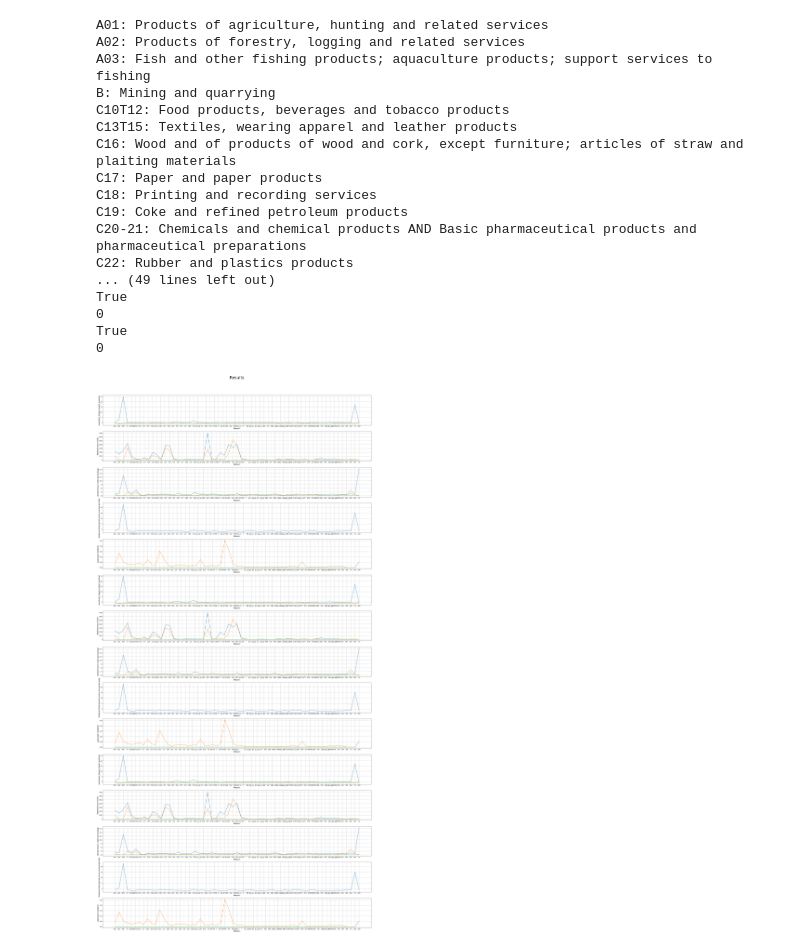
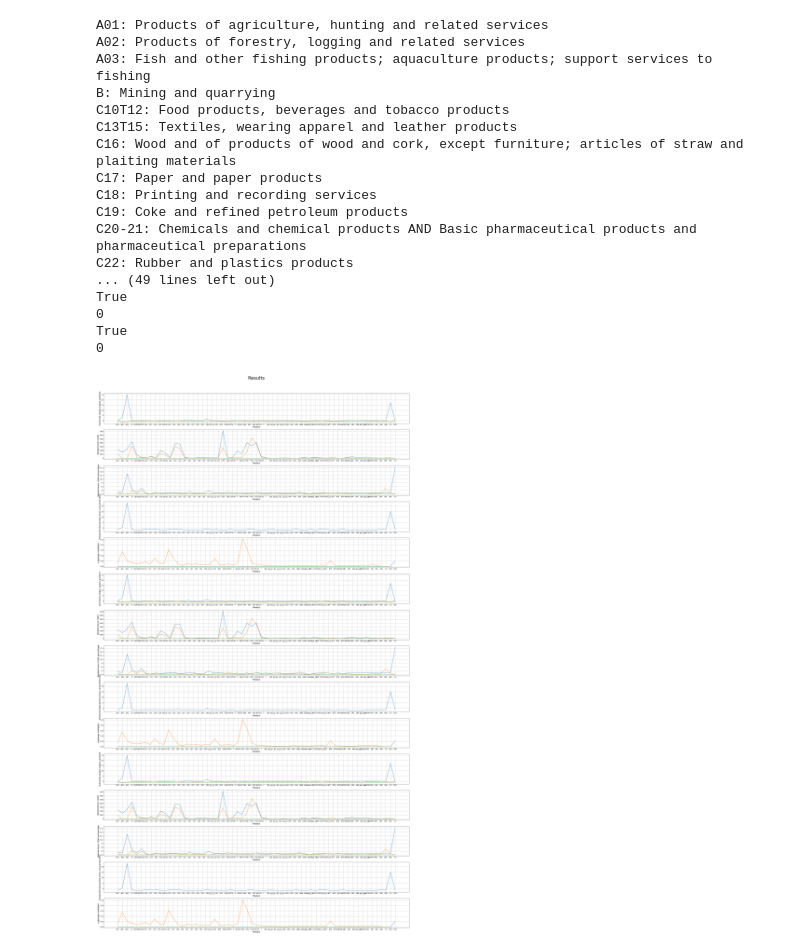
Before and after one commit to lokehagberg/rhp, a Jupyter notebook: example.ipynb, the cells around one changed output. Saved outputs shown, nothing was run; the diff lists cells and outputs as text; code cells hidden in the pictures.

```diff
--- a/example.ipynb
+++ b/example.ipynb
@@ -9,7 +9,7 @@ from copy import deepcopy
 
 
 xlsx_file = Path('nrio_sut_181108.xlsx')
-main_sheet = openpyxl.load_workbook(xlsx_file).active
+main_sheet = openpyxl.load_workbook(xlsx_file)['2008']
 xlsx_file = Path('posternas_namn.xlsx')
 shorthand_sheet = openpyxl.load_workbook(xlsx_file)['SUP10']
 
@@ -236,31 +236,31 @@ for i in range(time_steps_input):
         total_overshoot += overshoot[j]
     ax.plot(range(final_production_matrix_list[i].shape[0]), total_overshoot)
 
     ax = fig.add_subplot(gs[i * 5 + 5, 0])
     ax.set_xlabel('Product', fontsize=14)
     ax.set_ylabel(labels[4], fontsize=14)
     ax.set_xticks(range(len(sector_with_all_outputs_and_EXP)), sector_with_all_outputs_and_EXP)
     for j in range(planning_horizon_input):
         l = np.array_split(lagrange_list[i], planning_horizon_input)
         ax.plot(range(l[j].shape[0]), l[j])
 
 plt.show()
 # %% [output]
 A01: Products of agriculture, hunting and related services
 A02: Products of forestry, logging and related services
 A03: Fish and other fishing products; aquaculture products; support services to fishing
 B: Mining and quarrying
 C10T12: Food products, beverages and tobacco products
 C13T15: Textiles, wearing apparel and leather products
 C16: Wood and of products of wood and cork, except furniture; articles of straw and plaiting materials
 C17: Paper and paper products
 C18: Printing and recording services
 C19: Coke and refined petroleum products
 C20-21: Chemicals and chemical products AND Basic pharmaceutical products and pharmaceutical preparations
 C22: Rubber and plastics products
 ... (49 lines left out)
 True
 0
 True
 0
-[figure, old version]
+[figure, new version]
```
